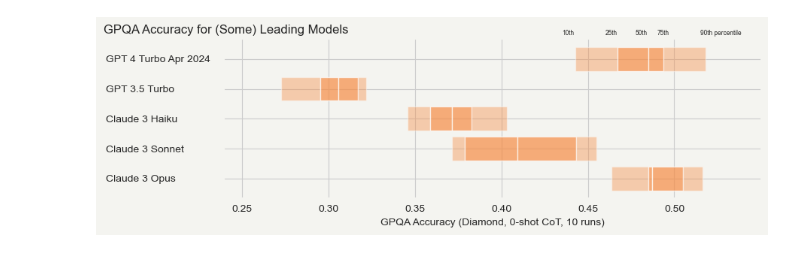
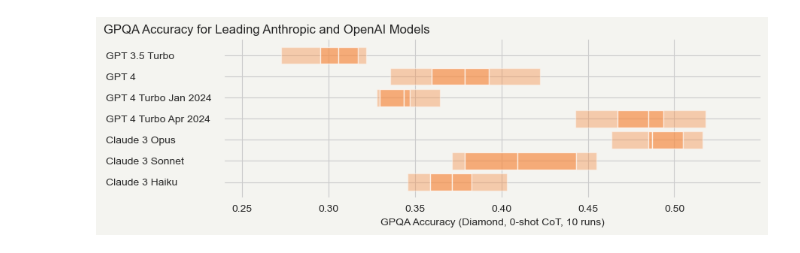
Before and after one commit to klukosiute/gpqa-eval, a Jupyter notebook: plot_gpqa.ipynb, the cells around one changed output. Drawn from its saved outputs; the diff is of its cells as text; code cells hidden in the pictures.

```diff
--- a/plot_gpqa.ipynb
+++ b/plot_gpqa.ipynb
@@ -25,13 +32,17 @@ data = {}
 for m in models:
     provider, model = m
     totals = []
+    values = []
     for i in range(10):
         try:
-            file_path = "-".join([provider, str(i), model, "gpqa"]) + ".json"
+            file_path = (
+                "eval_results/" + "-".join([provider, str(i), model, "gpqa"]) + ".json"
+            )
             with open(file_path, "r") as json_file:
                 # Dump the dictionary to the file
                 loaded_data = json.load(json_file)
+            values.append(loaded_data["grading"])
             totals.append(sum(loaded_data["grading"]) / len(loaded_data["grading"]))
         except:
             continue
-    data[model] = totals
+    data[model] = {"totals": totals, "values": values}
@@ -38,14 +181,15 @@ for m in models:
 # %%
+# Another version of the plot whcih did not pass review lol
 sns.set_style("whitegrid")
 # Calculate percentiles
 percentiles = {}
 for key in data:
     percentiles[key] = {
-        "10th": np.percentile(data[key], 10),
-        "25th": np.percentile(data[key], 25),
-        "Median": np.percentile(data[key], 50),
-        "75th": np.percentile(data[key], 75),
-        "90th": np.percentile(data[key], 90),
+        "10th": np.percentile(data[key]["totals"], 10),
+        "25th": np.percentile(data[key]["totals"], 25),
+        "Median": np.percentile(data[key]["totals"], 50),
+        "75th": np.percentile(data[key]["totals"], 75),
+        "90th": np.percentile(data[key]["totals"], 90),
     }
 
 # Plotting
@@ -53,9 +197,8 @@ fig, ax = plt.subplots(figsize=(9, 3))
 bar_height = 0.8
 opacity = [0.4, 0.7, 0.7, 0.4]
 color = "#f68d45"
-
-
-for i, key in enumerate(data.keys()):
+y = np.arange(len(data.keys()))
+for i, key in zip(y, reversed(data.keys())):
     left = percentiles[key]["10th"]
     for j, percentile in enumerate(["25th", "Median", "75th", "90th"]):
         width = percentiles[key][percentile] - left
@@ -69,38 +212,38 @@ for i, key in enumerate(data.keys()):
         )
         left += width
 
 fig.patch.set_facecolor("#f4f4f0")
 ax.set_facecolor("#f4f4f0")
 
 ax.set_yticks(range(len(data.keys())))
-ax.set_yticklabels(model_names_nice)
+ax.set_yticklabels(reversed(model_names_nice))
 ax.set_xticks([0.25, 0.3, 0.35, 0.4, 0.45, 0.5])
 sns.despine(bottom=True, left=True, right=True)
 ax.set_xlabel("GPQA Accuracy (Diamond, 0-shot CoT, 10 runs)")
 ax.set_xlim(0.24, 0.55)
 ax.tick_params(axis="y", which="major", pad=110)
 for tick in ax.yaxis.get_majorticklabels():
     tick.set_horizontalalignment("left")
 
 bbox = ax.get_yticklabels()[-1].get_window_extent()
 x, _ = ax.transAxes.inverted().transform([bbox.x0, bbox.y0])
 ax.set_title(
-    "GPQA Accuracy for (Some) Leading Models",
+    "GPQA Accuracy for Leading Anthropic and OpenAI Models",
     ha="left",
     x=x,
 )
 
 
-plt.text(0.435, 4.8, "10th", fontdict={"size": 6})
-plt.text(0.46, 4.8, "25th", fontdict={"size": 6})
-plt.text(0.4775, 4.8, "50th", fontdict={"size": 6})
-plt.text(0.49, 4.8, "75th", fontdict={"size": 6})
-plt.text(0.515, 4.8, "90th percentile", fontdict={"size": 6})
+# plt.text(0.435, 6, "10th", fontdict={"size": 6})
+# plt.text(0.46, 4.8, "25th", fontdict={"size": 6})
+# plt.text(0.4775, 4.8, "50th", fontdict={"size": 6})
+# plt.text(0.49, 4.8, "75th", fontdict={"size": 6})
+# plt.text(0.515, 4.8, "90th percentile", fontdict={"size": 6})
 
 
 plt.tight_layout()
 plt.savefig("all_samples.png", dpi=300, bbox_inches="tight")
 
 plt.show()
 # %% [output]
-[figure, old version]
+[figure, new version]
```
Also changed, not shown: parts of 14 cells of this notebook, 21 other files.
